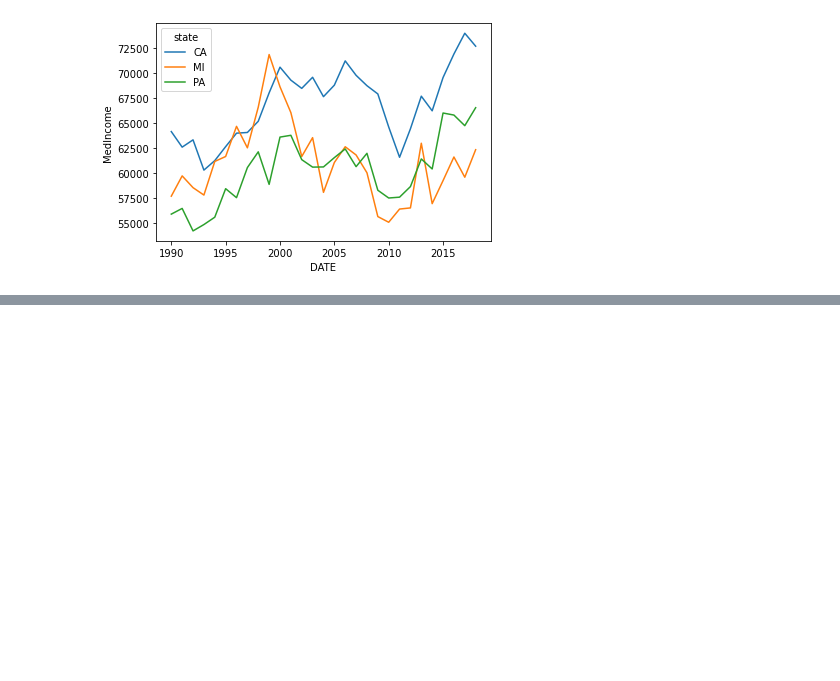
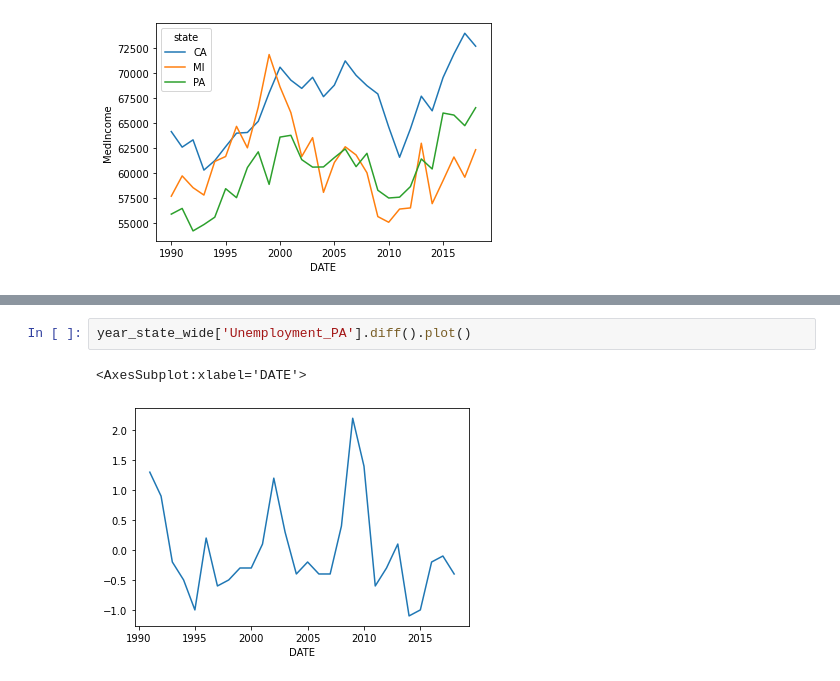
Before and after one commit to priyagb99/Class-Notes-920am, a Jupyter notebook: exercises/Plotting exercises.ipynb, the cells around one changed output, grey strips where cells are left out. Saved outputs shown, nothing was run; the diff lists cells and outputs as text; blank space fills up the shorter version.

```diff
--- a/exercises/Plotting exercises.ipynb
+++ b/exercises/Plotting exercises.ipynb
@@ -168,0 +179,5 @@ From the `ccm` data:
+# %%
+year_state_wide['Unemployment_PA'].diff().plot()
+# %% [output]
+<AxesSubplot:xlabel='DATE'>
+[figure, added]
```
Also changed, not shown: parts of 14 cells of this notebook, 1 other file.
